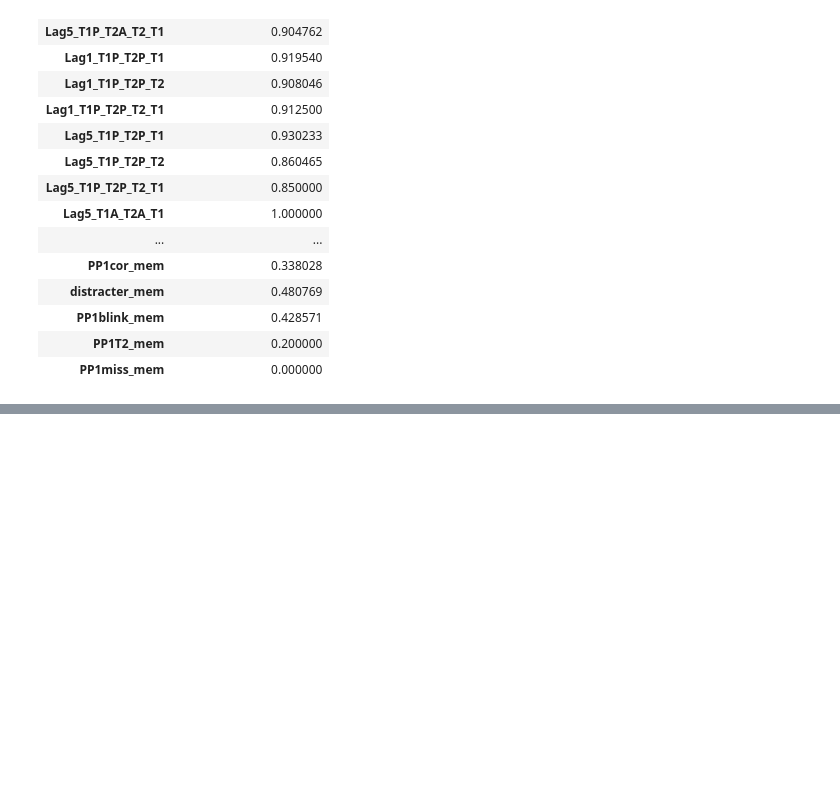
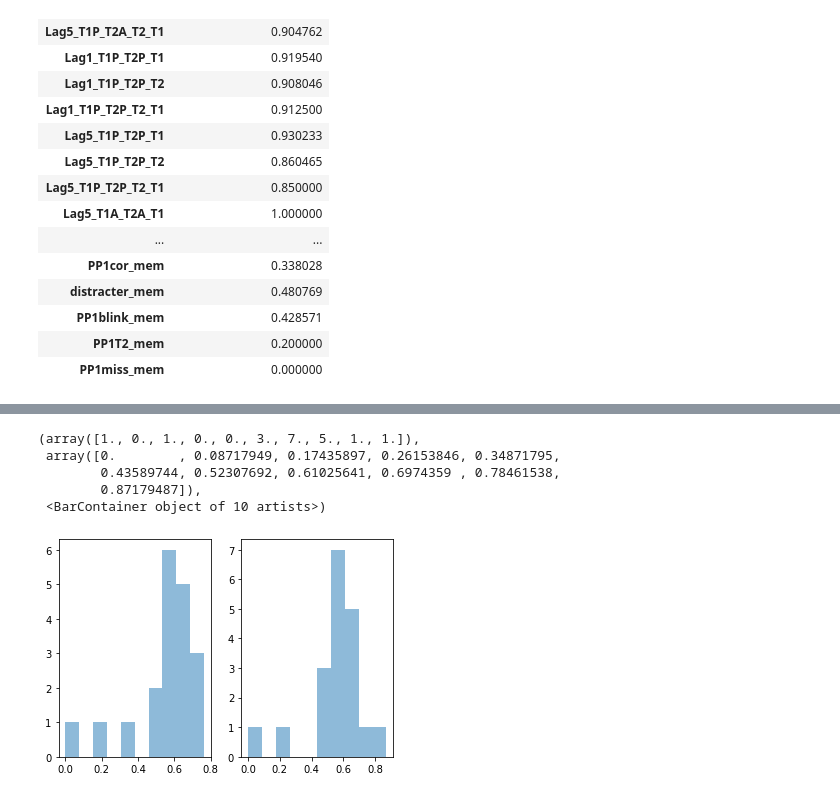
Before and after one commit to laurenhoft/ABmem, a Jupyter notebook: ABmemNotebook.ipynb, the cells around one changed output, grey strips where cells are left out. Drawn from its saved outputs; the diff is of its cells as text; code cells hidden in the pictures; blank space fills up the shorter version.

```diff
--- a/ABmemNotebook.ipynb
+++ b/ABmemNotebook.ipynb
@@ -179,0 +228,15 @@ plt.hist(ColumnMeans['Lag5_T1P_T2P_T2_T1'], alpha=0.5)
+# %%
+import matplotlib.pyplot as plt
+import numpy as np
+fig = plt.figure()
+ax1 = fig.add_subplot(1,2,1)
+plt.hist(df['PP1cor_mem'], alpha=0.5)
+ax2 = fig.add_subplot(1,2,2)
+plt.hist(df['PP5cor_mem'], alpha=0.5)
+# %% [output]
+(array([1., 0., 1., 0., 0., 3., 7., 5., 1., 1.]),
+ array([0.        , 0.08717949, 0.17435897, 0.26153846, 0.34871795,
+        0.43589744, 0.52307692, 0.61025641, 0.6974359 , 0.78461538,
+        0.87179487]),
+ <BarContainer object of 10 artists>)
+[figure, added]
```
Also changed, not shown: parts of 23 cells of this notebook, 3 other files.
